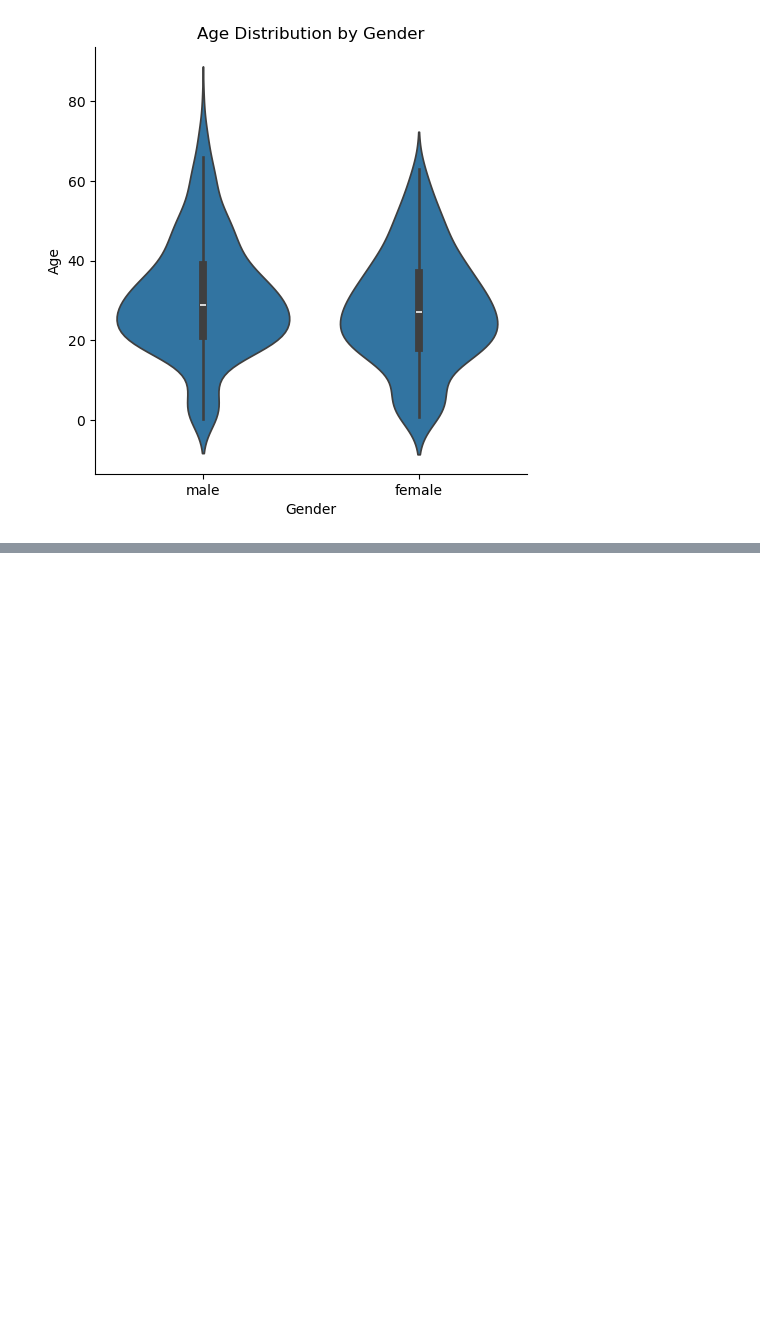
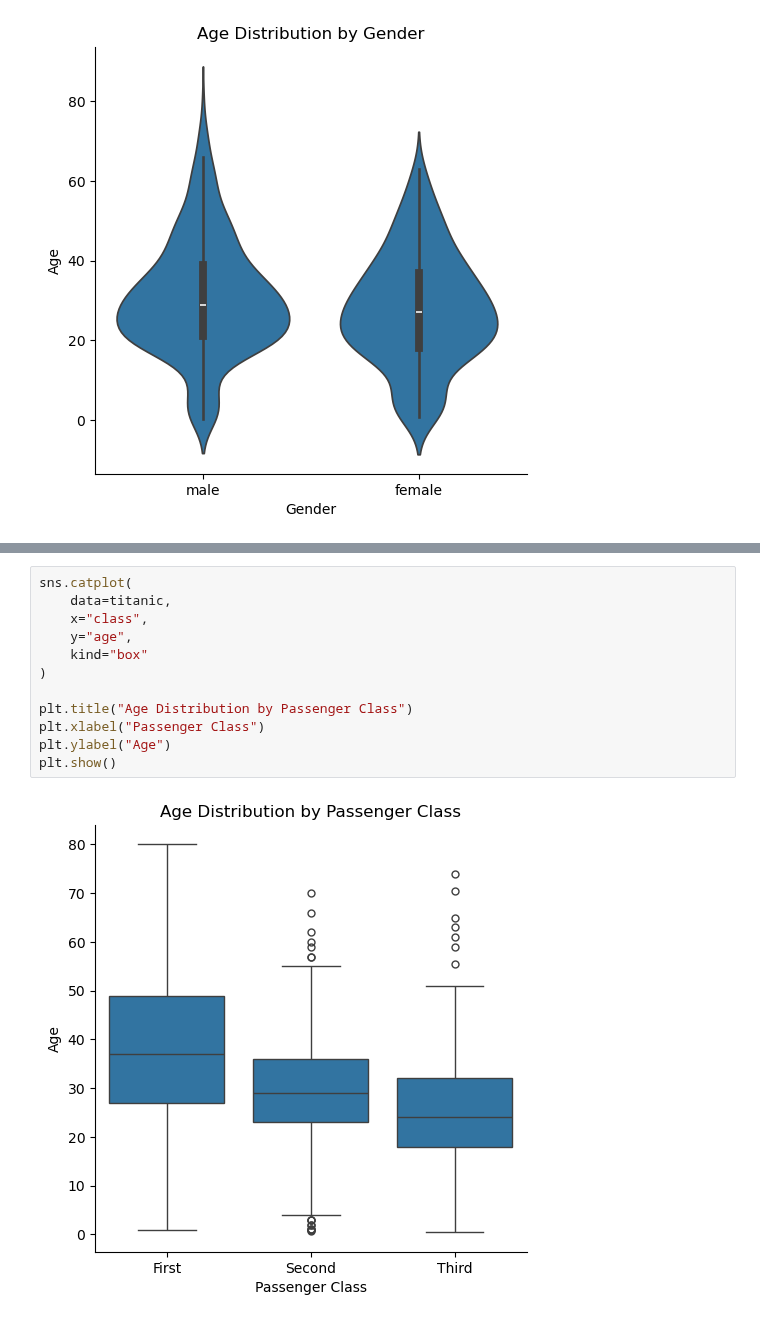
Before and after one commit to rohitdeore2151/python-daily-task, a Jupyter notebook: Task 42 Seaborn Catplot Function .ipynb, the cells around one changed output, grey strips where cells are left out. Cells and saved outputs as stored; diff of their text form; blank space fills up the shorter version.

Commit message:
Update Task 42 Seaborn Catplot Function

```diff
--- a/Task 42 Seaborn Catplot Function .ipynb
+++ b/Task 42 Seaborn Catplot Function .ipynb
@@ -106,0 +113,14 @@ plt.show()
+# %%
+sns.catplot(
+    data=titanic,
+    x="class",
+    y="age",
+    kind="box"
+)
+
+plt.title("Age Distribution by Passenger Class")
+plt.xlabel("Passenger Class")
+plt.ylabel("Age")
+plt.show()
+# %% [output]
+[figure, added]
```
Also changed, not shown: parts of 19 cells of this notebook.
